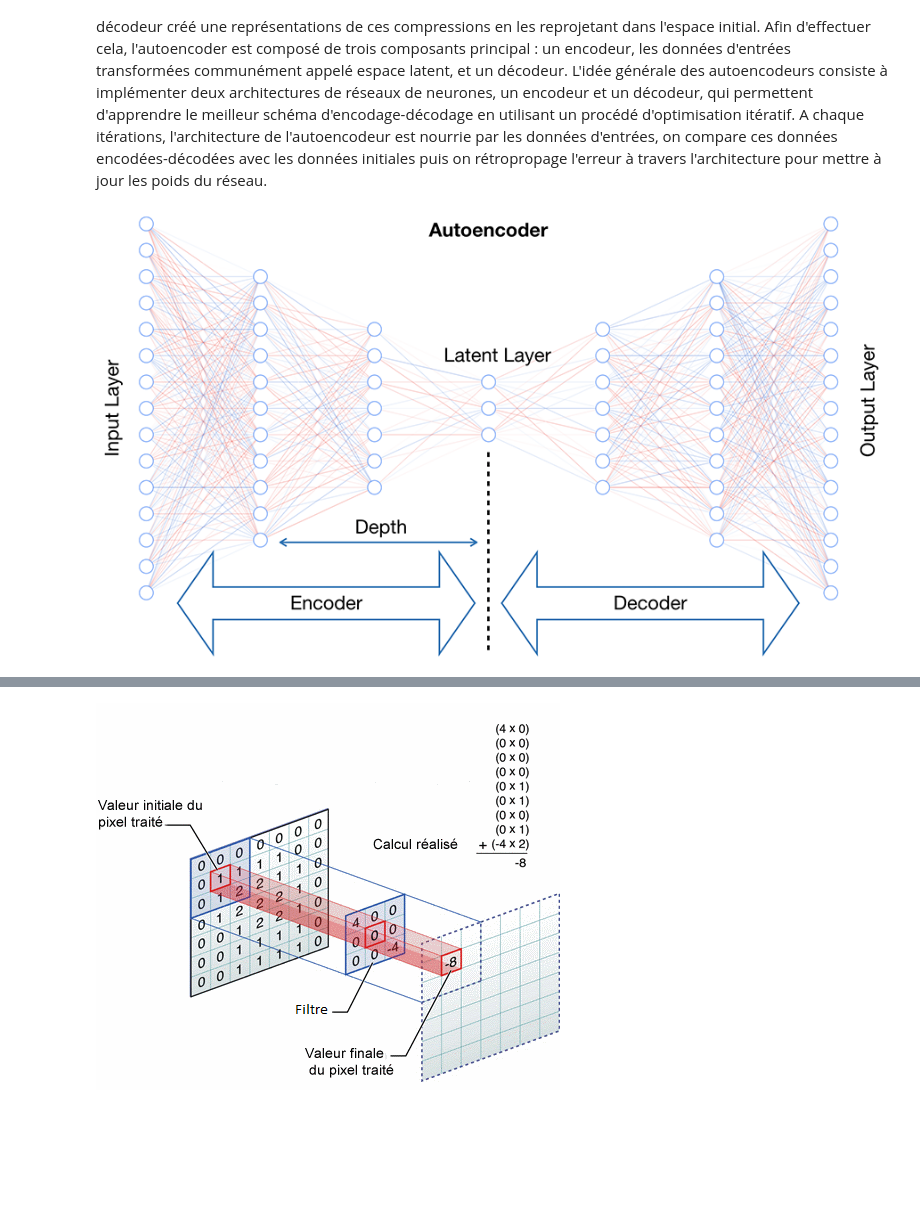
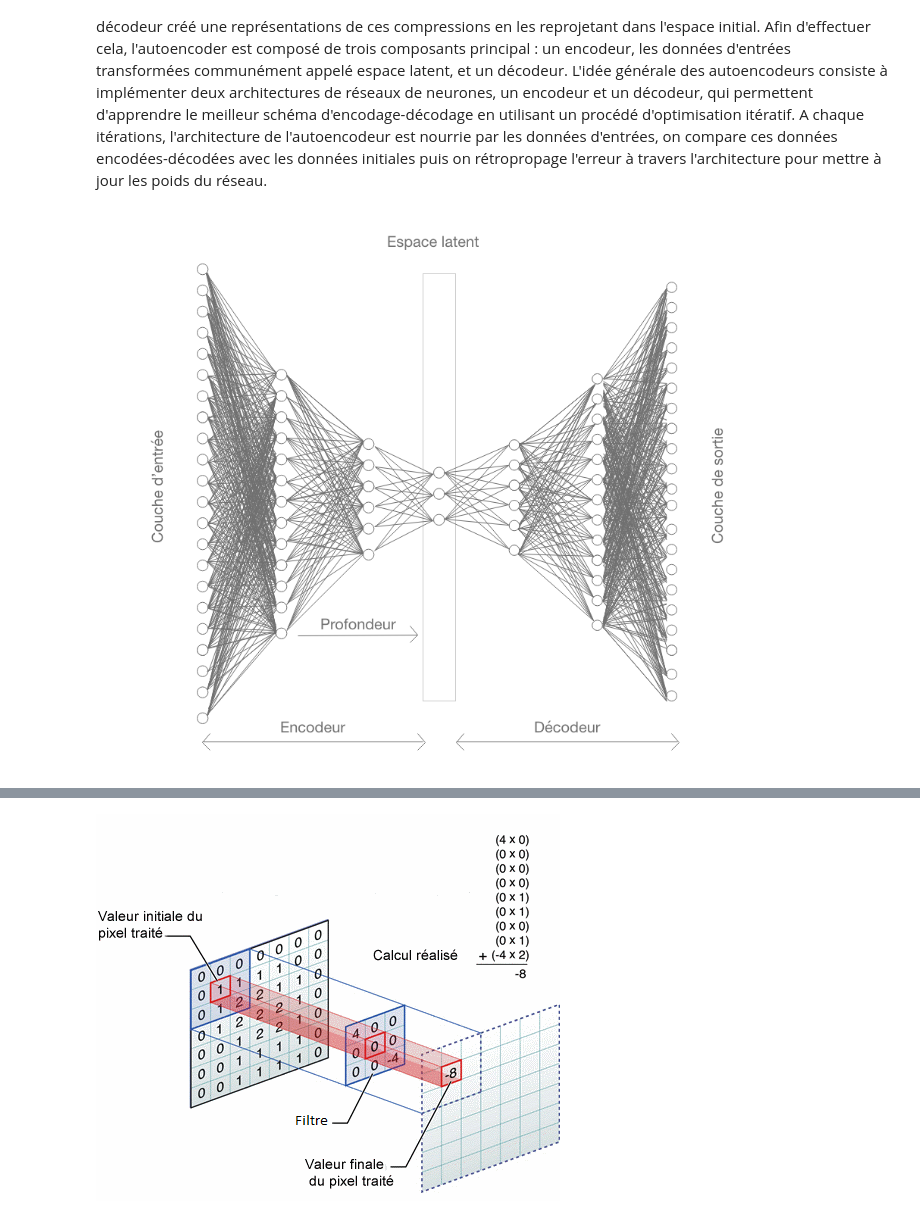
Before and after one commit to EmmaJouffroy/disentangled_vae, a Jupyter notebook: vae_viz.ipynb, the cells around one changed output, grey strips where cells are left out. Drawn from its saved outputs; the diff is of its cells as text; code cells hidden in the pictures; blank space fills up the shorter version.

```diff
--- a/vae_viz.ipynb
+++ b/vae_viz.ipynb
@@ -16,11 +16,11 @@ Afin d'effectuer cela, l'autoencoder est composé de trois composants principal
 # %%
 from PIL import Image
 from pathlib import Path
 # to load images
 from IPython.display import display
 path_absolute = Path().absolute()
-pil_im = Image.open(str(path_absolute)+'/img/autoencoder.png')
+pil_im = Image.open(str(path_absolute)+'/img/AUTOENCODEUR.png')
 display(pil_im)
 # %% [output]
-[figure, old version]
+[figure, new version]
 # %% [markdown]
```
Also changed, not shown: parts of 6 cells of this notebook, 4 other files.
